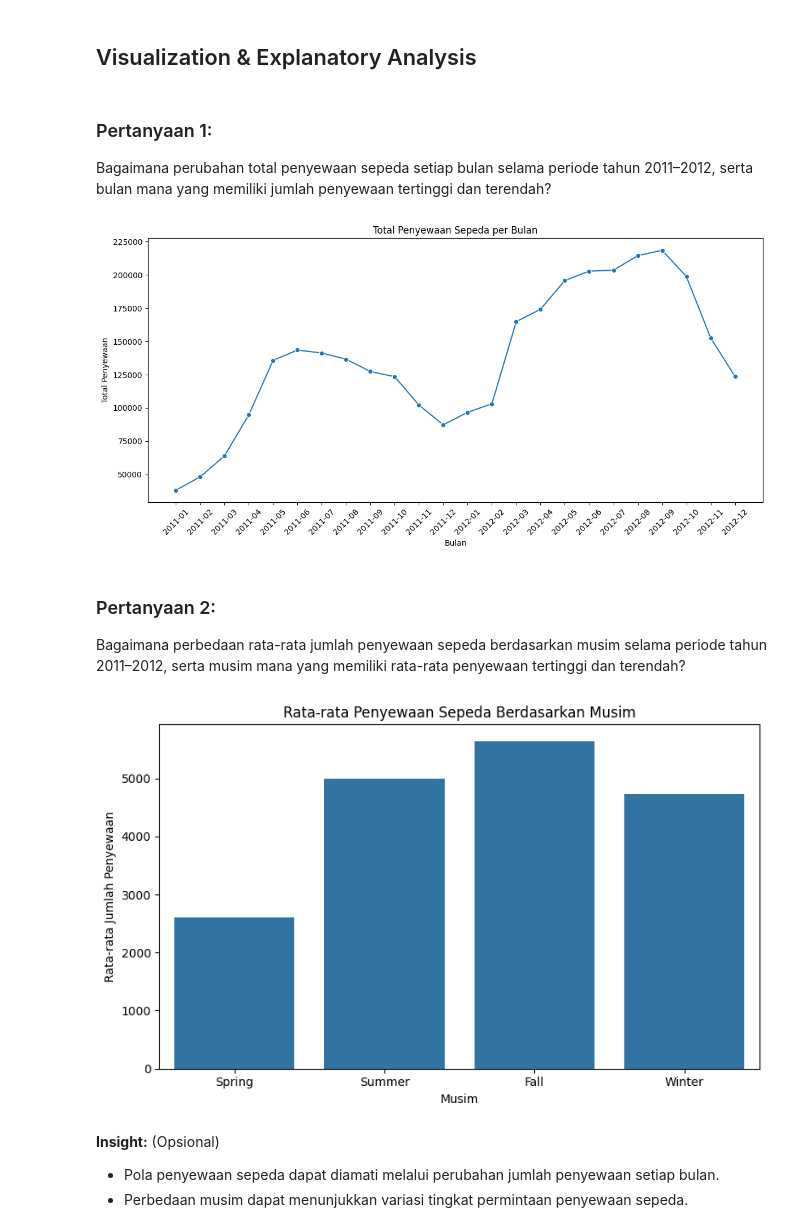
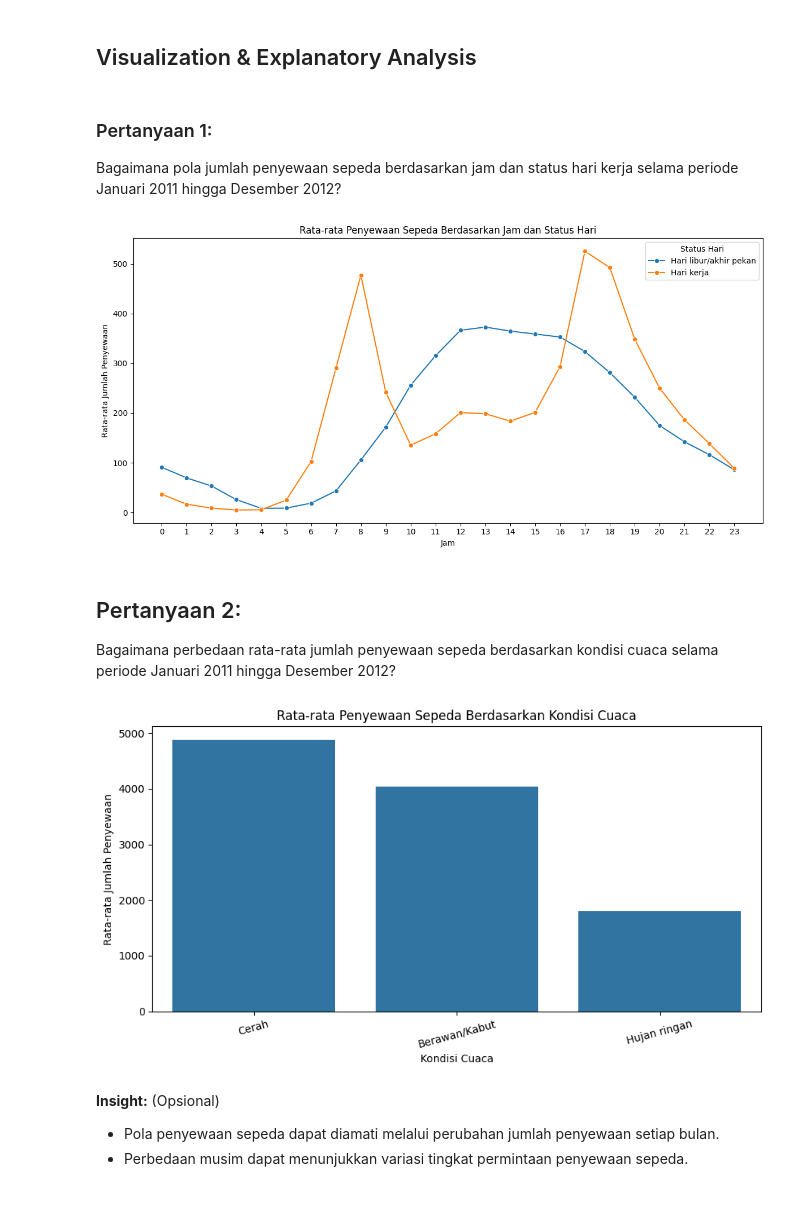
Before and after one commit to bintangpirgiawan6-prog/bike-sharing-analysis, a Jupyter notebook: notebook.ipynb, the cells around one changed output. Drawn from its saved outputs; the diff is of its cells as text; code cells hidden in the pictures; blank space fills up the shorter version.

```diff
--- a/notebook.ipynb
+++ b/notebook.ipynb
@@ -81,8 +69,9 @@ import seaborn as sns
 # %% [markdown]
 #### Load df ...
 # %%
-day_df = pd.read_csv('day.csv')
-hour_df = pd.read_csv('hour.csv')
+
+day_df = pd.read_csv('data/day.csv')
+hour_df = pd.read_csv('data/hour.csv')
 
 day_df.head()
 # %% [output]
@@ -377,51 +366,79 @@ Name: 0, dtype: object
 - Pengelompokan dilakukan untuk membandingkan rata-rata jumlah penyewaan sepeda pada setiap musim.
 # %% [markdown]
 ## Visualization & Explanatory Analysis
-# %% [markdown]
-### Pertanyaan 1:
-
-Bagaimana perubahan total penyewaan sepeda setiap bulan selama periode tahun 2011–2012, serta bulan mana yang memiliki jumlah penyewaan tertinggi dan terendah?
+# %% [markdown]
+### Pertanyaan 1:
+
+Bagaimana pola jumlah penyewaan sepeda berdasarkan jam dan status hari kerja selama periode Januari 2011 hingga Desember 2012?
 # %%
-import matplotlib.pyplot as plt
-import seaborn as sns
+hourly_rentals = (
+    hour_df.groupby(['hr', 'workingday'])['cnt']
+    .mean()
+    .reset_index()
+)
+
+hourly_rentals['status_hari'] = hourly_rentals['workingday'].map({
+    0: 'Hari libur/akhir pekan',
+    1: 'Hari kerja'
+})
 
 plt.figure(figsize=(12, 6))
 
 sns.lineplot(
-    data=monthly_rentals,
-    x='dteday',
+    data=hourly_rentals,
+    x='hr',
     y='cnt',
+    hue='status_hari',
     marker='o'
 )
 
-plt.title('Total Penyewaan Sepeda per Bulan')
-plt.xlabel('Bulan')
-plt.ylabel('Total Penyewaan')
-plt.xticks(rotation=45)
+plt.title('Rata-rata Penyewaan Sepeda Berdasarkan Jam dan Status Hari')
+plt.xlabel('Jam')
+plt.ylabel('Rata-rata Jumlah Penyewaan')
+plt.xticks(range(0, 24))
+plt.legend(title='Status Hari')
 plt.tight_layout()
 plt.show()
 # %% [output]
-[figure, old version]
+[figure, new version]
 # %% [markdown]
-### Pertanyaan 2:
+## Pertanyaan 2:
 
-Bagaimana perbedaan rata-rata jumlah penyewaan sepeda berdasarkan musim selama periode tahun 2011–2012, serta musim mana yang memiliki rata-rata penyewaan tertinggi dan terendah?
+Bagaimana perbedaan rata-rata jumlah penyewaan sepeda berdasarkan kondisi cuaca selama periode Januari 2011 hingga Desember 2012?
 # %%
-plt.figure(figsize=(8, 5))
+weather_rentals = (
+    day_df.groupby('weathersit')['cnt']
+    .mean()
+    .reset_index()
+)
+
+weather_mapping = {
+    1: 'Cerah',
+    2: 'Berawan/Kabut',
+    3: 'Hujan ringan',
+    4: 'Hujan deras'
+}
+
+weather_rentals['weather_name'] = (
+    weather_rentals['weathersit'].map(weather_mapping)
+)
+
+plt.figure(figsize=(9, 5))
 
 sns.barplot(
-    data=season_rentals,
-    x='season_name',
+    data=weather_rentals,
+    x='weather_name',
     y='cnt'
 )
 
-plt.title('Rata-rata Penyewaan Sepeda Berdasarkan Musim')
-plt.xlabel('Musim')
+plt.title('Rata-rata Penyewaan Sepeda Berdasarkan Kondisi Cuaca')
+plt.xlabel('Kondisi Cuaca')
 plt.ylabel('Rata-rata Jumlah Penyewaan')
+plt.xticks(rotation=15)
 plt.tight_layout()
 plt.show()
 # %% [output]
-[figure, old version]
+[figure, new version]
 # %% [markdown]
 **Insight:** (Opsional)
 - Pola penyewaan sepeda dapat diamati melalui perubahan jumlah penyewaan setiap bulan.
```
Also changed, not shown: parts of 6 cells of this notebook.
